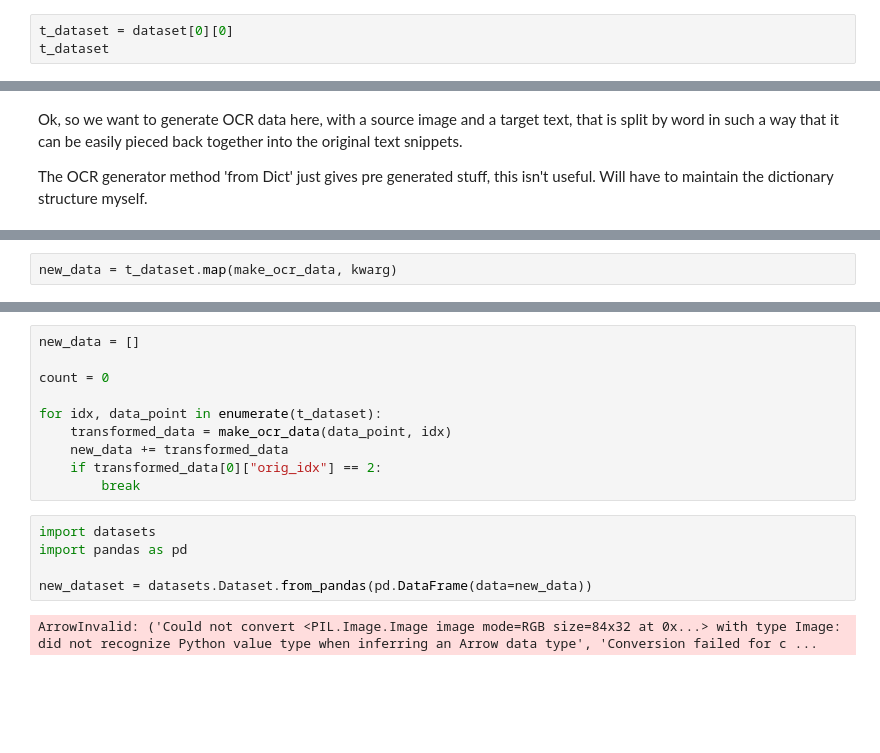
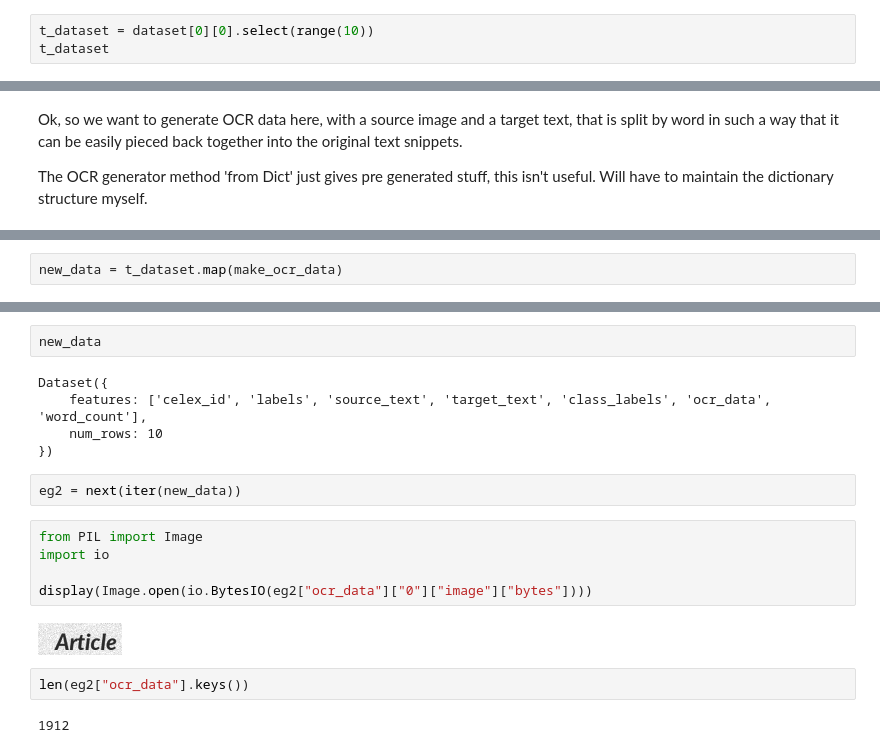
Before and after one commit to alan-turing-institute/ARC-SPICE, a Jupyter notebook: notebooks/OCR_synthdata_ver_2.ipynb, the cells around one changed output, grey strips where cells are left out. Saved outputs shown, nothing was run; the diff lists cells and outputs as text; blank space fills up the shorter version.

```diff
--- a/notebooks/OCR_synthdata_ver_2.ipynb
+++ b/notebooks/OCR_synthdata_ver_2.ipynb
@@ -39,7 +39,7 @@ dataset = load_multieurlex(
     data_dir="../data", level=3, lang_pair={"source": "fr", "target": "en"}
 )
 # %%
-t_dataset = dataset[0][0]
+t_dataset = dataset[0][0].select(range(10))
 t_dataset
 # %% [output]
 Dataset({
@@ -92,3 +94,3 @@ def make_ocr_data(example):
 # %%
-new_data = t_dataset.map(make_ocr_data, kwarg)
+new_data = t_dataset.map(make_ocr_data)
 # %% [output]
@@ -96,17 +107,20 @@ TypeError: make_ocr_data() missing 1 required positional argument: 'example_idx'
-# %%
-new_data = []
-
-count = 0
-
-for idx, data_point in enumerate(t_dataset):
-    transformed_data = make_ocr_data(data_point, idx)
-    new_data += transformed_data
-    if transformed_data[0]["orig_idx"] == 2:
-        break
-# %%
-import datasets
-import pandas as pd
-
-new_dataset = datasets.Dataset.from_pandas(pd.DataFrame(data=new_data))
-# %% [output]
-ArrowInvalid: ('Could not convert <PIL.Image.Image image mode=RGB size=84x32 at 0x...> with type Image: did not recognize Python value type when inferring an Arrow data type', 'Conversion failed for c ...
+# %%
+new_data
+# %% [output]
+Dataset({
+    features: ['celex_id', 'labels', 'source_text', 'target_text', 'class_labels', 'ocr_data', 'word_count'],
+    num_rows: 10
+})
+# %%
+eg2 = next(iter(new_data))
+# %%
+from PIL import Image
+import io
+
+display(Image.open(io.BytesIO(eg2["ocr_data"]["0"]["image"]["bytes"])))
+# %% [output]
+[figure, added]
+# %%
+len(eg2["ocr_data"].keys())
+# %% [output]
+1912
```
Also changed, not shown: parts of 7 cells of this notebook, 2 other files.
